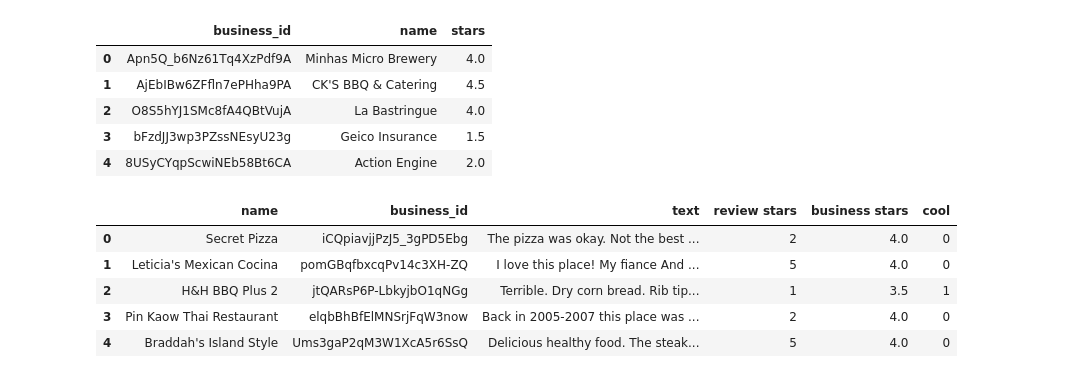
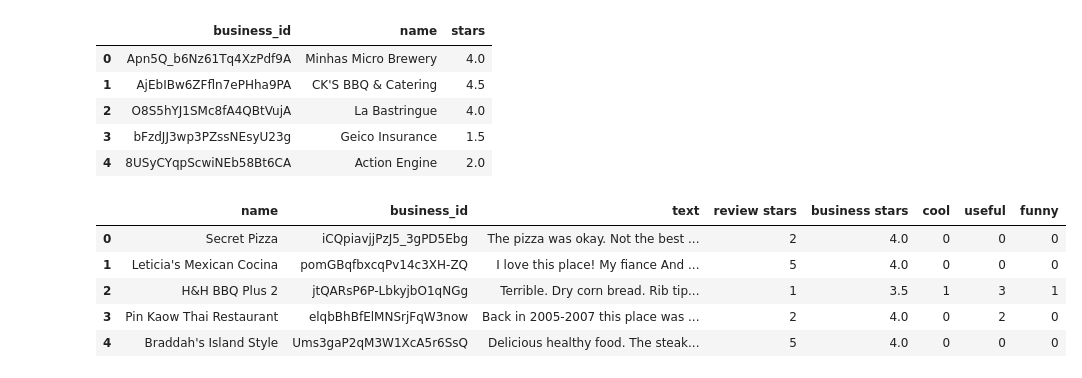
Before and after one commit to Aprendizado-de-Maquina-2018-2/trabalho3, a Jupyter notebook: Projeto 3 - Yelp Dataset.ipynb, the cells around one changed output. Cells and saved outputs as stored; diff of their text form; code cells hidden in the pictures.

Commit message:
Adding EDA in dataset
Co-authored-by: Ronyell Henrique <ronyellhenrique@gmail.com>
Co-authored-by: Allan Nobre <allanjefrey9@hotmail.com>

```diff
--- a/Projeto 3 - Yelp Dataset.ipynb
+++ b/Projeto 3 - Yelp Dataset.ipynb
@@ -9,10 +12,10 @@ import seaborn as sns
 # %%
 json_size = 150000
-for _json in pd.read_json('./data/yelp_academic_dataset_review.json', chunksize=json_size, lines=True):
+for _json in pd.read_json('../yelp_dataset/yelp_academic_dataset_review.json', chunksize=json_size, lines=True):
     reviews = _json
     break
 # %%
-business = pd.read_json('./data/yelp_academic_dataset_business.json', lines=True)
+business = pd.read_json('../yelp_dataset/yelp_academic_dataset_business.json', lines=True)
 columns_to_stay = ['business_id','name','stars']
 business = business[columns_to_stay]
 business.head()
@@ -26,14 +29,14 @@ business.head()
 # %%
 dataset = reviews.merge(business,how='left', on='business_id')
 dataset.rename({'stars_x':'review stars', 'stars_y':'business stars'},inplace=True, axis='columns')
-dataset_columns_to_stay = ['name','business_id','text','review stars','business stars','cool']
+dataset_columns_to_stay = ['name','business_id','text','review stars','business stars','cool',  'useful', 'funny']
 dataset = dataset[dataset_columns_to_stay]
-dataset.to_json('./data/dataset.json')
+dataset.to_json('../yelp_dataset/dataset.json')
 dataset.head()
 # %% [output]
-|  | name | business_id | text | review stars | business stars | cool |
-| 0 | Secret Pizza | iCQpiavjjPzJ5_3gPD5Ebg | The pizza was okay. Not the best ... | 2 | 4.0 | 0 |
-| 1 | Leticia's Mexican Cocina | pomGBqfbxcqPv14c3XH-ZQ | I love this place! My fiance And ... | 5 | 4.0 | 0 |
-| 2 | H&H BBQ Plus 2 | jtQARsP6P-LbkyjbO1qNGg | Terrible. Dry corn bread. Rib tip... | 1 | 3.5 | 1 |
-| 3 | Pin Kaow Thai Restaurant | elqbBhBfElMNSrjFqW3now | Back in 2005-2007 this place was ... | 2 | 4.0 | 0 |
-| 4 | Braddah's Island Style | Ums3gaP2qM3W1XcA5r6SsQ | Delicious healthy food. The steak... | 5 | 4.0 | 0 |
+|  | name | business_id | text | review stars | business stars | cool | useful | funny |
+| 0 | Secret Pizza | iCQpiavjjPzJ5_3gPD5Ebg | The pizza was okay. Not the best ... | 2 | 4.0 | 0 | 0 | 0 |
+| 1 | Leticia's Mexican Cocina | pomGBqfbxcqPv14c3XH-ZQ | I love this place! My fiance And ... | 5 | 4.0 | 0 | 0 | 0 |
+| 2 | H&H BBQ Plus 2 | jtQARsP6P-LbkyjbO1qNGg | Terrible. Dry corn bread. Rib tip... | 1 | 3.5 | 1 | 3 | 1 |
+| 3 | Pin Kaow Thai Restaurant | elqbBhBfElMNSrjFqW3now | Back in 2005-2007 this place was ... | 2 | 4.0 | 0 | 2 | 0 |
+| 4 | Braddah's Island Style | Ums3gaP2qM3W1XcA5r6SsQ | Delicious healthy food. The steak... | 5 | 4.0 | 0 | 0 | 0 |
```
Also changed, not shown: parts of 25 cells of this notebook.
